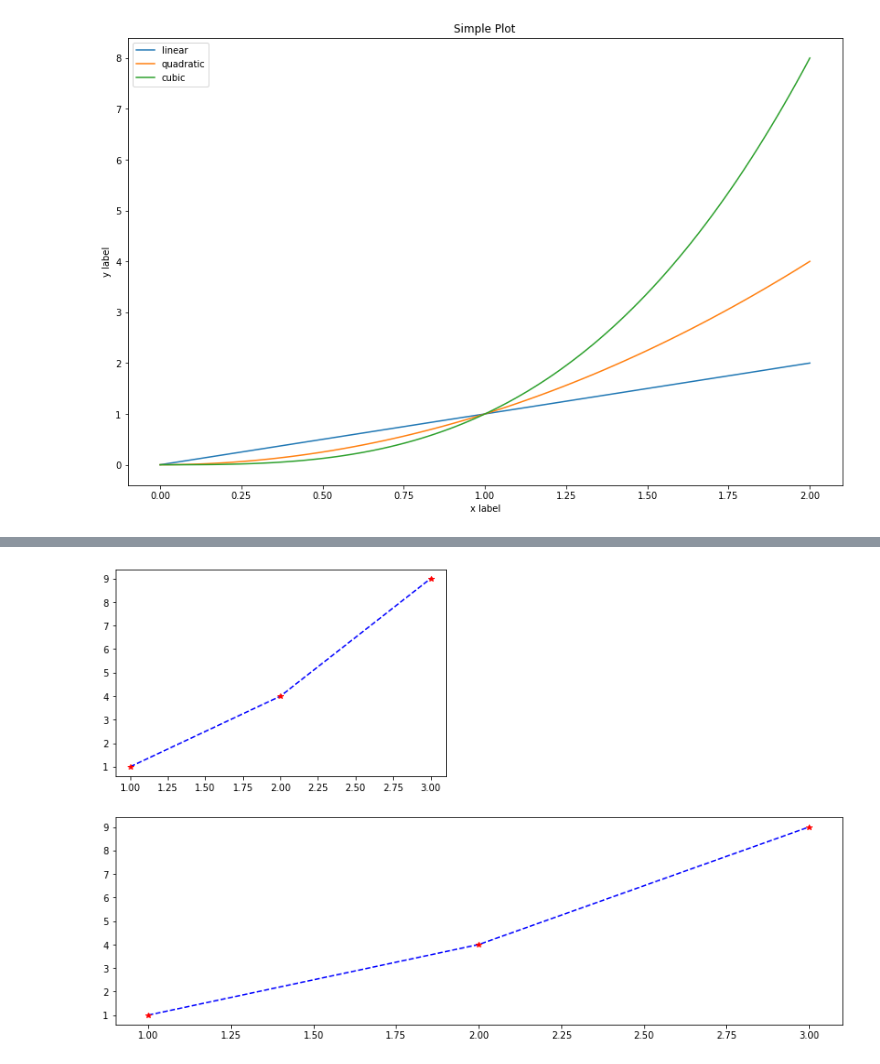
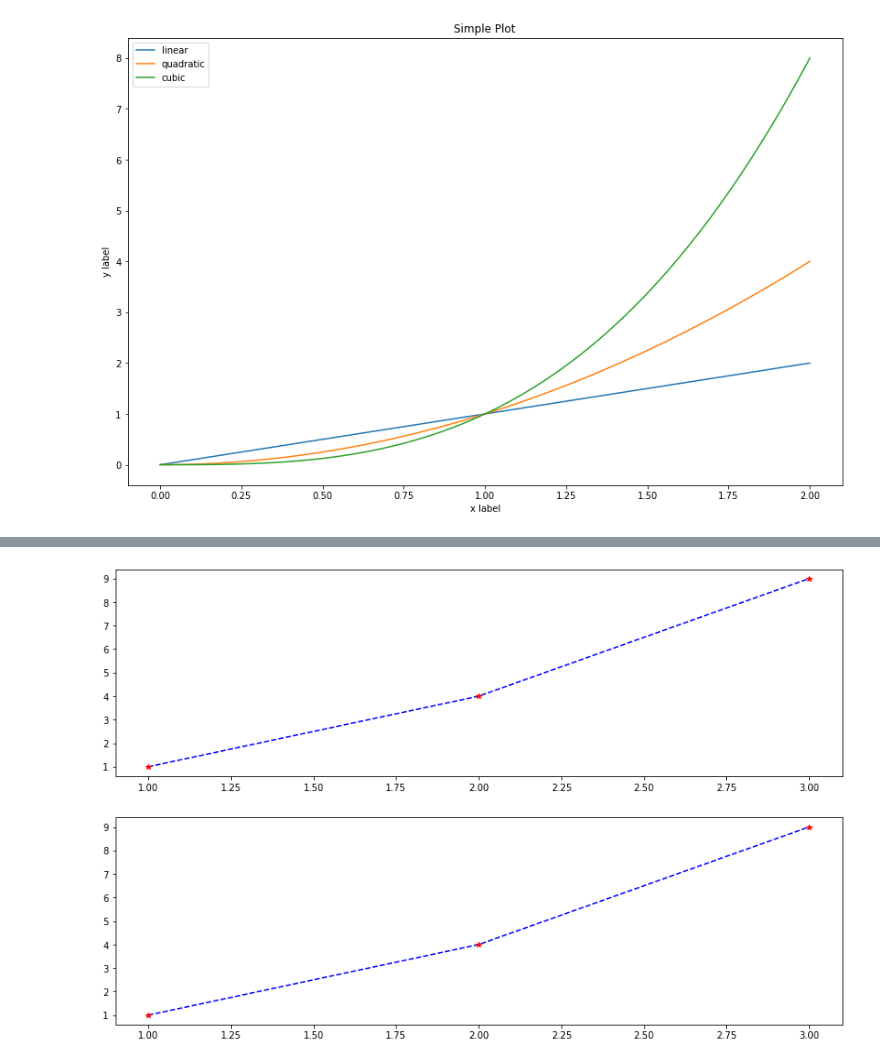
Before and after one commit to mcreutz/playground, a Jupyter notebook: data_analytics/plotting/matplotlib_/reference.ipynb, the cells around one changed output, grey strips where cells are left out. Saved outputs shown, nothing was run; the diff lists cells and outputs as text; code cells hidden in the pictures.

```diff
--- a/data_analytics/plotting/matplotlib_/reference.ipynb
+++ b/data_analytics/plotting/matplotlib_/reference.ipynb
@@ -27,10 +33,12 @@ plt.show()
 # %%
-plt.subplot(221)
-plt.plot([1, 2, 3], [1, 4, 9], 'b--')
-plt.plot([1, 2, 3], [1, 4, 9], 'r*')
-plt.subplot(212)
-plt.plot([1, 2, 3], [1, 4, 9], 'b--')
-plt.plot([1, 2, 3], [1, 4, 9], 'r*')
+fig, (ax1, ax2) = plt.subplots(2,1)
+
+ax1.plot([1, 2, 3], [1, 4, 9], 'b--')
+ax1.plot([1, 2, 3], [1, 4, 9], 'r*')
+
+ax2.plot([1, 2, 3], [1, 4, 9], 'b--')
+ax2.plot([1, 2, 3], [1, 4, 9], 'r*')
+
 plt.show()
 # %% [output]
-[figure, old version]
+[figure, new version]
```
Also changed, not shown: parts of 4 cells of this notebook.
